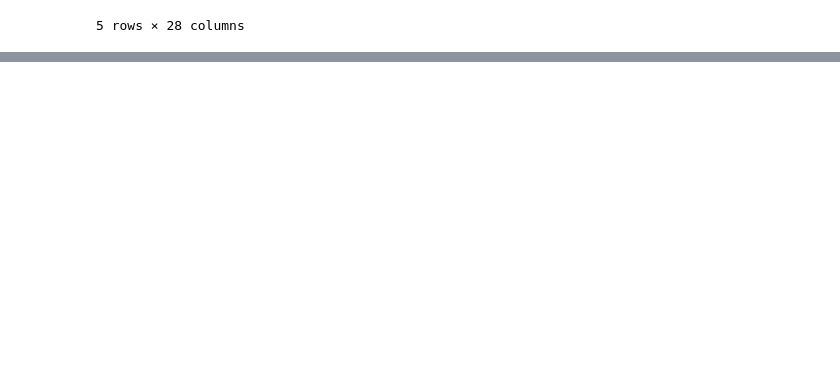
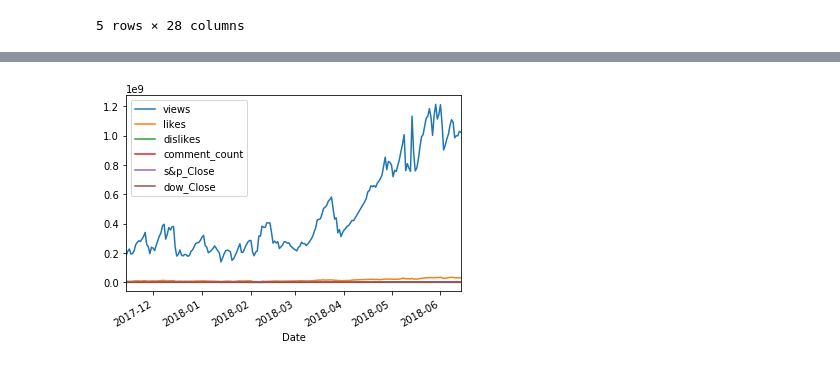
Before and after one commit to srive326/Youtube-forecasting, a Jupyter notebook: notebooks/Vars youtube.ipynb, the cells around one changed output, grey strips where cells are left out. Cells and saved outputs as stored; diff of their text form; code cells hidden in the pictures; blank space fills up the shorter version.

Commit message:
model youtube views with economic data

```diff
--- a/notebooks/Vars youtube.ipynb
+++ b/notebooks/Vars youtube.ipynb
@@ -32,0 +33,5 @@ plt.show()
+# %%
+youtube_econ = youtube_econ.astype(float)
+# %%
+#scale down the numbers of columns we will use.. create volatility column
+youtube_econ2 = youtube_econ[['views', 'likes','dislikes','comment_count','s&p_Close','dow_Close']]
@@ -32,0 +48,5 @@ plt.show()
+# %%
+youtube_econ2.plot()
+plt.show()
+# %% [output]
+[figure, added]
```
Also changed, not shown: parts of 21 cells of this notebook.
